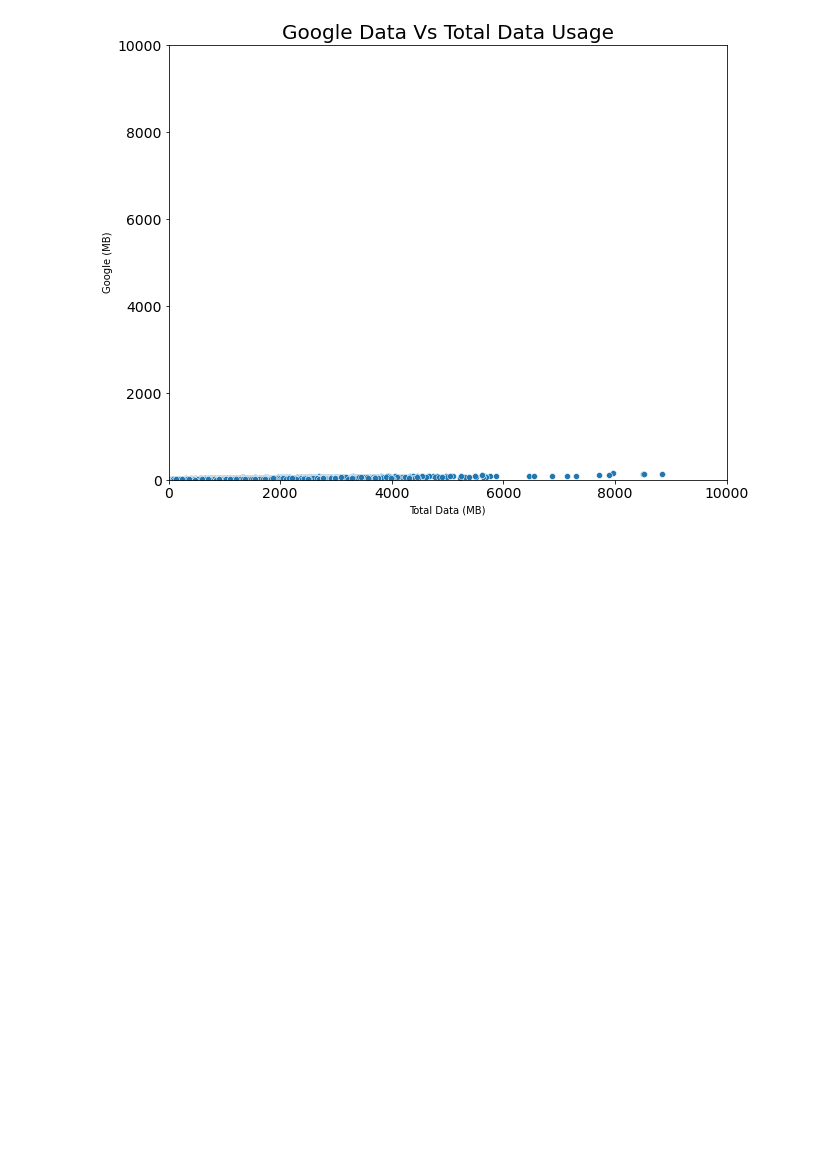
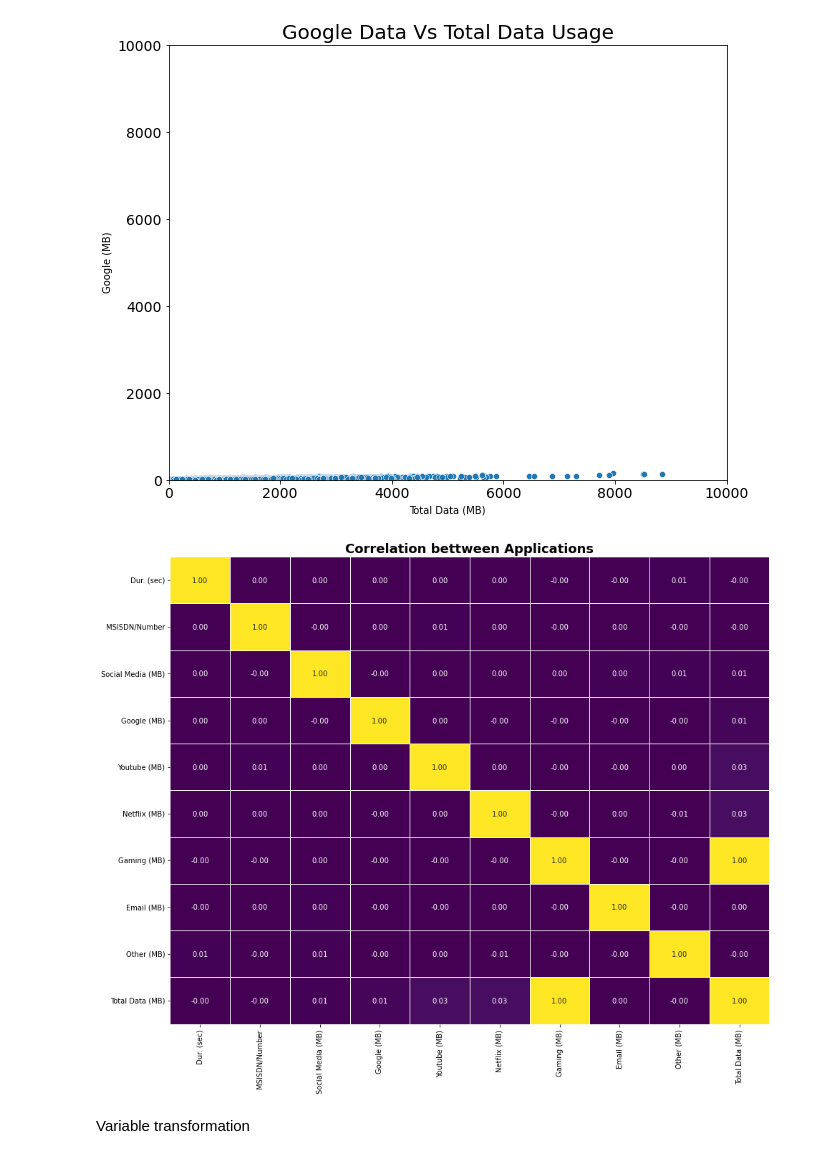
Before and after one commit to yonamg/Telecom-Data-Analysis, a Jupyter notebook: notebook/user_overview_analysis.ipynb, the cells around one changed output. Saved outputs shown, nothing was run; the diff lists cells and outputs as text; code cells hidden in the pictures; blank space fills up the shorter version.

Commit message:
perform variable transformation

```diff
--- a/notebook/user_overview_analysis.ipynb
+++ b/notebook/user_overview_analysis.ipynb
@@ -392,3 +392,17 @@ plot_scatter(user, 'Total Data (MB)', 'Other (MB)', 'Total Data Vs. Other Data U
 plot_scatter(user, 'Total Data (MB)', 'Google (MB)', 'Google Data Vs Total Data Usage', None, None)
 # %% [output]
 [figure]
+# %%
+def plot_heatmap(df: pd.DataFrame, title: str, cbar=False) -> None:
+    plt.figure(figsize=(15, 12))
+    sns.heatmap(df, annot=True, cmap='viridis', vmin=0,
+                vmax=1, fmt='.2f', linewidths=.7, cbar=cbar)
+    plt.title(title, size=18, fontweight='bold')
+    plt.show()
+# %%
+correlation = explore_feature_df.corr()
+plot_heatmap(correlation, 'Correlation bettween Applications')
+# %% [output]
+[figure, added]
+# %% [markdown]
+Variable transformation
```
Also changed, not shown: parts of 5 cells of this notebook.
